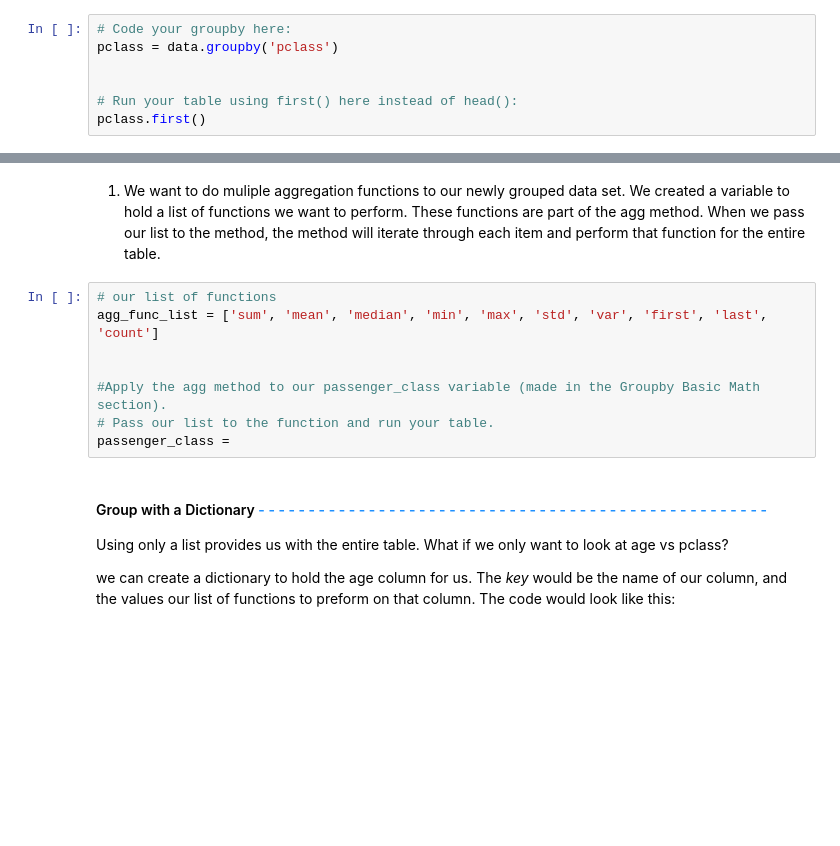
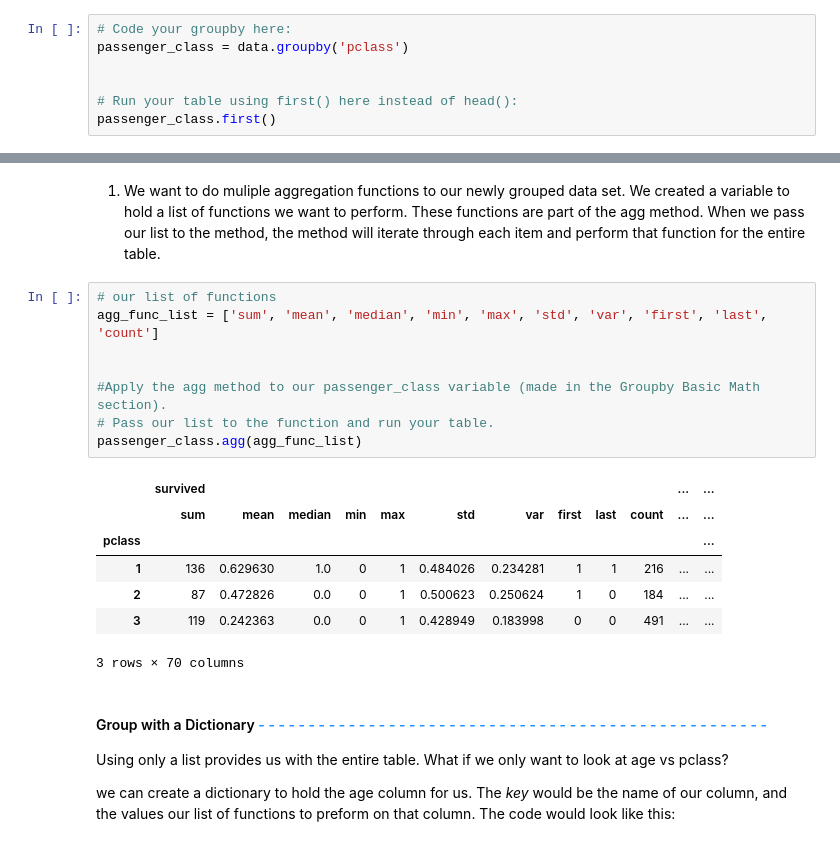
Before and after one commit to rpursley0/DataManipulation, a Jupyter notebook: DataManipulationWorkbook.ipynb, the cells around one changed output, grey strips where cells are left out. Drawn from its saved outputs; the diff is of its cells as text; blank space fills up the shorter version.

```diff
--- a/DataManipulationWorkbook.ipynb
+++ b/DataManipulationWorkbook.ipynb
@@ -245,11 +245,11 @@ second_agg
 1. Groupby "pclass".  Make sure you use a variable to hold your grouped data.
 # %%
 # Code your groupby here:
-pclass = data.groupby('pclass')
+passenger_class = data.groupby('pclass')
 
 
 # Run your table using first() here instead of head():
-pclass.first()
+passenger_class.first()
 # %% [output]
 |  | survived | sex | age | sibsp | parch | fare | embarked | class | who | adult_male | ... |
 | pclass |  |  |  |  |  |  |  |  |  |  | ... |
@@ -265,11 +265,19 @@ pclass.first()
 # %%
 # our list of functions
 agg_func_list = ['sum', 'mean', 'median', 'min', 'max', 'std', 'var', 'first', 'last', 'count']
 
 
 #Apply the agg method to our passenger_class variable (made in the Groupby Basic Math section).
 # Pass our list to the function and run your table.
-passenger_class =
+passenger_class.agg(agg_func_list)
+# %% [output]
+|  | survived |  |  |  |  |  |  |  |  |  | ... | ... |
+|  | sum | mean | median | min | max | std | var | first | last | count | ... | ... |
+| pclass |  |  |  |  |  |  |  |  |  |  |  | ... |
+| 1 | 136 | 0.629630 | 1.0 | 0 | 1 | 0.484026 | 0.234281 | 1 | 1 | 216 | ... | ... |
+| 2 | 87 | 0.472826 | 0.0 | 0 | 1 | 0.500623 | 0.250624 | 1 | 0 | 184 | ... | ... |
+| 3 | 119 | 0.242363 | 0.0 | 0 | 1 | 0.428949 | 0.183998 | 0 | 0 | 491 | ... | ... |
+3 rows × 70 columns
 # %% [markdown]
 #### Group with a Dictionary<span style="color:dodgerblue;"> - - - - - - - - - - - - - - - - - - - - - - - - - - - - - - - - - - - - - - - - - - - - - - - - - - - </span>
 
```
Also changed, not shown: parts of 5 cells of this notebook.
